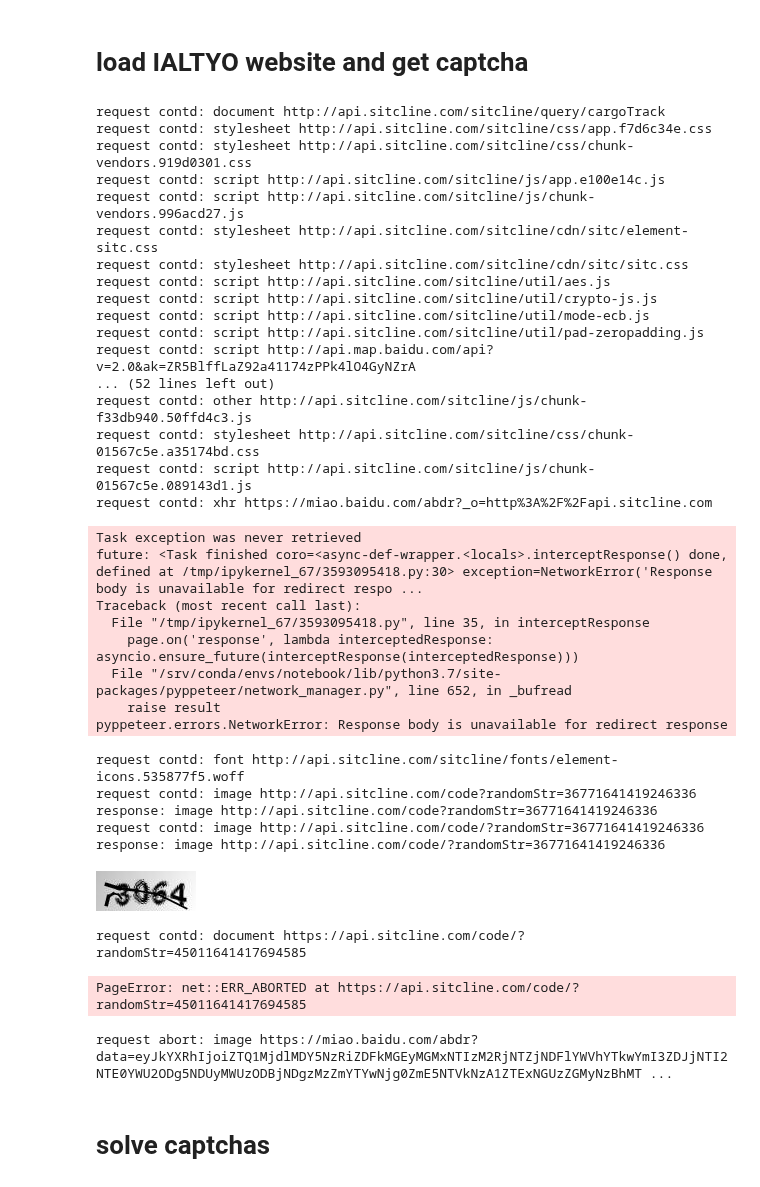
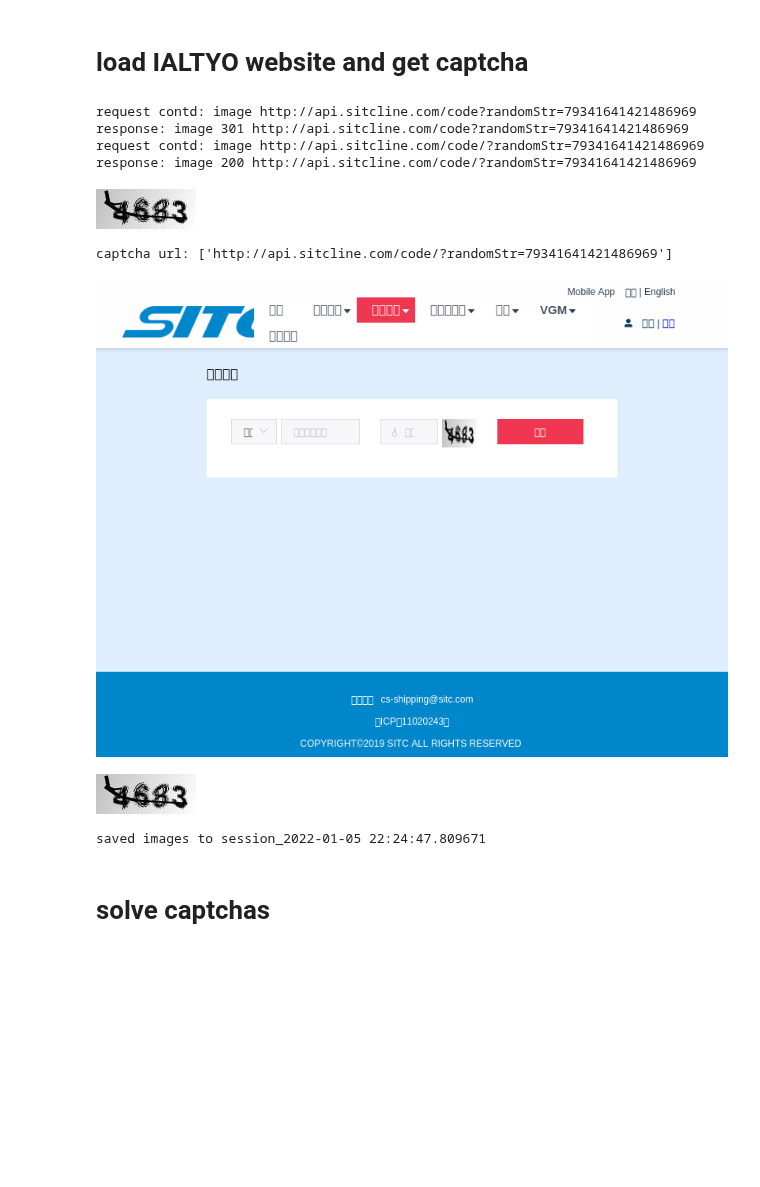
Before and after one commit to fmspatrickrosendahl/my-first-binder, a Jupyter notebook: notebooks/SITC1/website_pyppeteer_sitc1.ipynb, the cells around one changed output. Drawn from its saved outputs; the diff is of its cells as text; code cells hidden in the pictures; blank space fills up the shorter version.

```diff
--- a/notebooks/SITC1/website_pyppeteer_sitc1.ipynb
+++ b/notebooks/SITC1/website_pyppeteer_sitc1.ipynb
@@ -85,19 +85,21 @@ url = 'http://api.sitcline.com/sitcline/query/cargoTrack'
 url_captcha = 'http://api.sitcline.com/code'
 url_abort = 'google-analytics.com'
 
+url_captcha_real = []
+
 images = []
 
 async def interceptRequest(interceptedRequest):
     if url_abort in interceptedRequest.url :
-        print("request abort: " + interceptedRequest.resourceType + " " + interceptedRequest.url )
+        #print("request abort: " + interceptedRequest.resourceType + " " + interceptedRequest.url )
         await interceptedRequest.continue_() #abort()
         return
     if interceptedRequest.resourceType != 'image' :
-        print("request contd: " + interceptedRequest.resourceType + " " + interceptedRequest.url )
+        #print("request contd: " + interceptedRequest.resourceType + " " + interceptedRequest.url )
         await interceptedRequest.continue_()
         return
     if url_captcha not in interceptedRequest.url :
-        print("request abort: " + interceptedRequest.resourceType + " " + interceptedRequest.url )
+        #print("request abort: " + interceptedRequest.resourceType + " " + interceptedRequest.url )
         await interceptedRequest.continue_() #abort()
         return
     print("request contd: " + interceptedRequest.resourceType + " " + interceptedRequest.url )
@@ -107,69 +109,48 @@ await page.setRequestInterception(True)
 
 async def interceptResponse(interceptedResponse):
     if url_captcha not in interceptedResponse.request.url :
     #if interceptedResponse.request.resourceType != 'image':
         return
-    print("response: " + interceptedResponse.request.resourceType + " " + interceptedResponse.request.url )
+    print("response: " + interceptedResponse.request.resourceType + " " + str(interceptedResponse.status) + " " + interceptedResponse.request.url )
+    if not interceptedResponse.ok :
+        return
+    url_captcha_real.append(interceptedResponse.request.url)
     image = Image.open(io.BytesIO(await interceptedResponse.buffer()))
     display(image)
     images.append(image)
 page.on('response', lambda interceptedResponse: asyncio.ensure_future(interceptResponse(interceptedResponse)))
 
 await page.goto(url,)# {'waitUntil' : ['load', 'domcontentloaded', 'networkidle0', 'networkidle2']})
 await page.screenshot({'path': 'example.png', 'fullPage': 'true'})
 #cont = await page.content()
 
-await page.goto("https://api.sitcline.com/code/?randomStr=45011641417694585")
+print("captcha url: " + str(url_captcha_real))
+#await page.goto(url_captcha_real[0])
 #await page.goto(url_captcha + "?randomStr=45011641417694586")
 #await page.goto(url_captcha + "?randomStr=45011641417694587")
 #await page.goto(url_captcha + "?randomStr=45011641417694588")
 #await page.goto(url_captcha + "?randomStr=45011641417694589")
 #await page.goto(url_captcha + "?randomStr=45011641417694590")
 #await page.goto(url_captcha + "?randomStr=45011641417694591")
 #await page.goto(url_captcha + "?randomStr=45011641417694592")
 
 await browser.close()
 display(Image.open('example.png'))
 #print(cont)
 
 display( images[0] )
 dirname = savesession( images )
 print("saved images to " + dirname)
 # %% [output]
-request contd: document http://api.sitcline.com/sitcline/query/cargoTrack
-request contd: stylesheet http://api.sitcline.com/sitcline/css/app.f7d6c34e.css
-request contd: stylesheet http://api.sitcline.com/sitcline/css/chunk-vendors.919d0301.css
-request contd: script http://api.sitcline.com/sitcline/js/app.e100e14c.js
-request contd: script http://api.sitcline.com/sitcline/js/chunk-vendors.996acd27.js
-request contd: stylesheet http://api.sitcline.com/sitcline/cdn/sitc/element-sitc.css
-request contd: stylesheet http://api.sitcline.com/sitcline/cdn/sitc/sitc.css
-request contd: script http://api.sitcline.com/sitcline/util/aes.js
-request contd: script http://api.sitcline.com/sitcline/util/crypto-js.js
-request contd: script http://api.sitcline.com/sitcline/util/mode-ecb.js
-request contd: script http://api.sitcline.com/sitcline/util/pad-zeropadding.js
-request contd: script http://api.map.baidu.com/api?v=2.0&ak=ZR5BlffLaZ92a41174zPPk4lO4GyNZrA
-... (52 lines left out)
-request contd: other http://api.sitcline.com/sitcline/js/chunk-f33db940.50ffd4c3.js
-request contd: stylesheet http://api.sitcline.com/sitcline/css/chunk-01567c5e.a35174bd.css
-request contd: script http://api.sitcline.com/sitcline/js/chunk-01567c5e.089143d1.js
-request contd: xhr https://miao.baidu.com/abdr?_o=http%3A%2F%2Fapi.sitcline.com
+request contd: image http://api.sitcline.com/code?randomStr=79341641421486969
+response: image 301 http://api.sitcline.com/code?randomStr=79341641421486969
+request contd: image http://api.sitcline.com/code/?randomStr=79341641421486969
+response: image 200 http://api.sitcline.com/code/?randomStr=79341641421486969
+[figure, new version]
-Task exception was never retrieved
-future: <Task finished coro=<async-def-wrapper.<locals>.interceptResponse() done, defined at /tmp/ipykernel_67/3593095418.py:30> exception=NetworkError('Response body is unavailable for redirect respo ...
-Traceback (most recent call last):
-  File "/tmp/ipykernel_67/3593095418.py", line 35, in interceptResponse
-    page.on('response', lambda interceptedResponse: asyncio.ensure_future(interceptResponse(interceptedResponse)))
-  File "/srv/conda/envs/notebook/lib/python3.7/site-packages/pyppeteer/network_manager.py", line 652, in _bufread
-    raise result
-pyppeteer.errors.NetworkError: Response body is unavailable for redirect response
+captcha url: ['http://api.sitcline.com/code/?randomStr=79341641421486969']
+[figure, added]
+[figure, added]
-request contd: font http://api.sitcline.com/sitcline/fonts/element-icons.535877f5.woff
-request contd: image http://api.sitcline.com/code?randomStr=36771641419246336
-response: image http://api.sitcline.com/code?randomStr=36771641419246336
-request contd: image http://api.sitcline.com/code/?randomStr=36771641419246336
-response: image http://api.sitcline.com/code/?randomStr=36771641419246336
+saved images to session_2022-01-05 22:24:47.809671
-[figure, old version]
-request contd: document https://api.sitcline.com/code/?randomStr=45011641417694585
-PageError: net::ERR_ABORTED at https://api.sitcline.com/code/?randomStr=45011641417694585
-request abort: image https://miao.baidu.com/abdr?data=eyJkYXRhIjoiZTQ1MjdlMDY5NzRiZDFkMGEyMGMxNTIzM2RjNTZjNDFlYWVhYTkwYmI3ZDJjNTI2NTE0YWU2ODg5NDUyMWUzODBjNDgzMzZmYTYwNjg0ZmE5NTVkNzA1ZTExNGUzZGMyNzBhMT ...
 # %% [markdown]
 # solve captchas
 # %%
```
Also changed, not shown: 1 other file.
